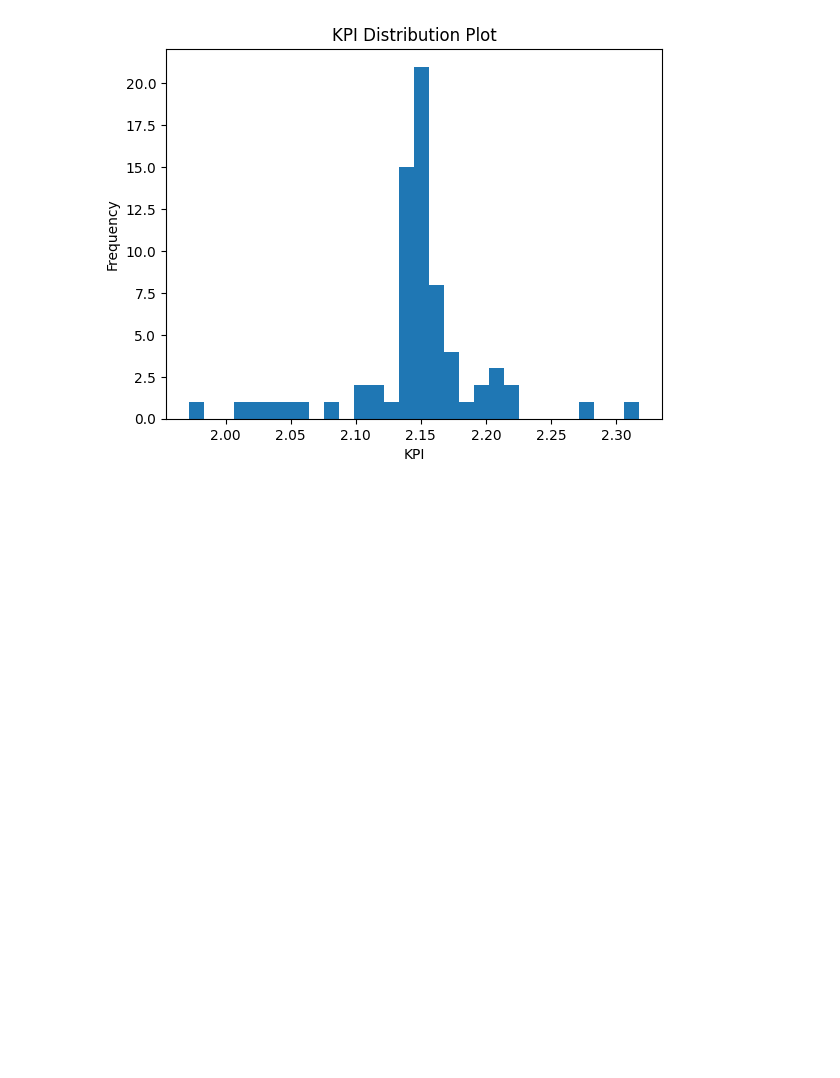
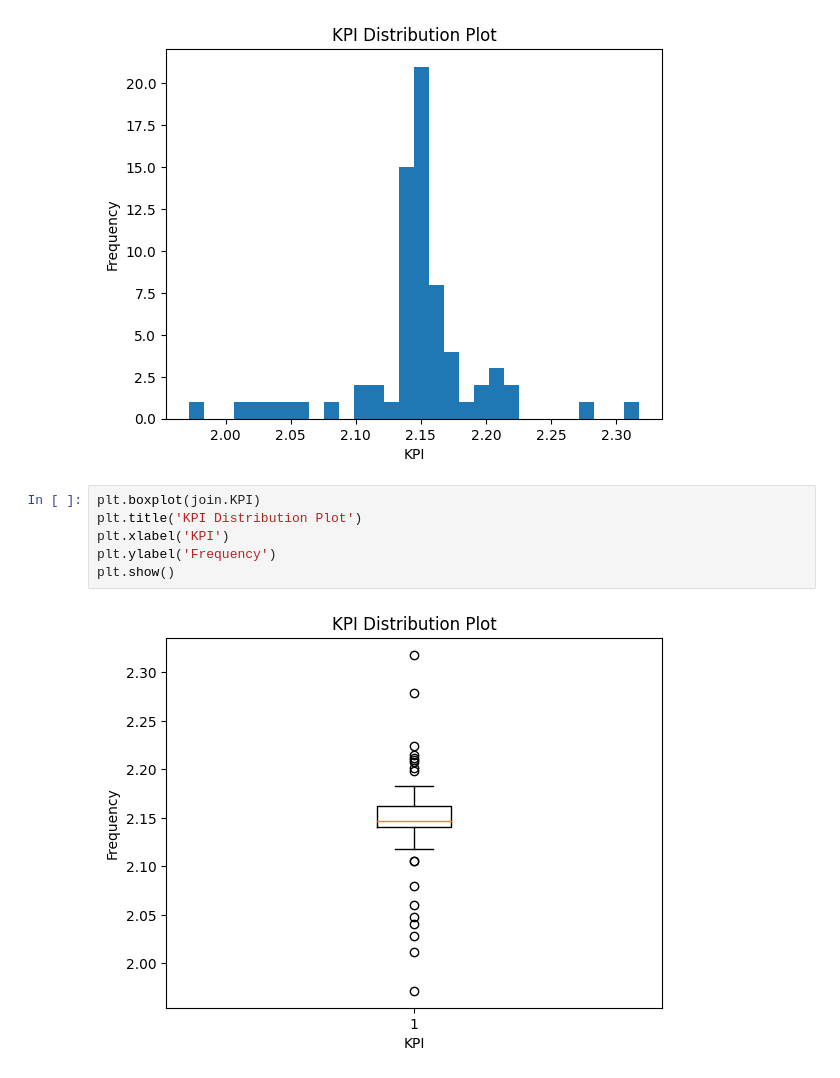
Before and after one commit to ZhitingDu/Machine-Learning, a Jupyter notebook: Comfort Ride.ipynb, the cells around one changed output. Cells and saved outputs as stored; diff of their text form; blank space fills up the shorter version.

```diff
--- a/Comfort Ride.ipynb
+++ b/Comfort Ride.ipynb
@@ -146,3 +146,11 @@ plt.ylabel('Frequency')
 plt.show()
 # %% [output]
 [figure]
+# %%
+plt.boxplot(join.KPI)
+plt.title('KPI Distribution Plot')
+plt.xlabel('KPI')
+plt.ylabel('Frequency')
+plt.show()
+# %% [output]
+[figure, added]
```
Also changed, not shown: parts of 6 cells of this notebook.
